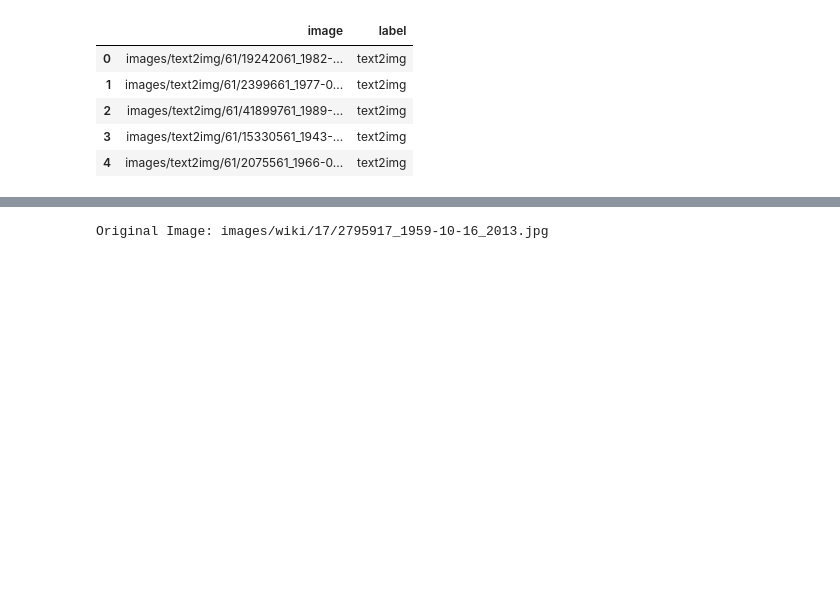
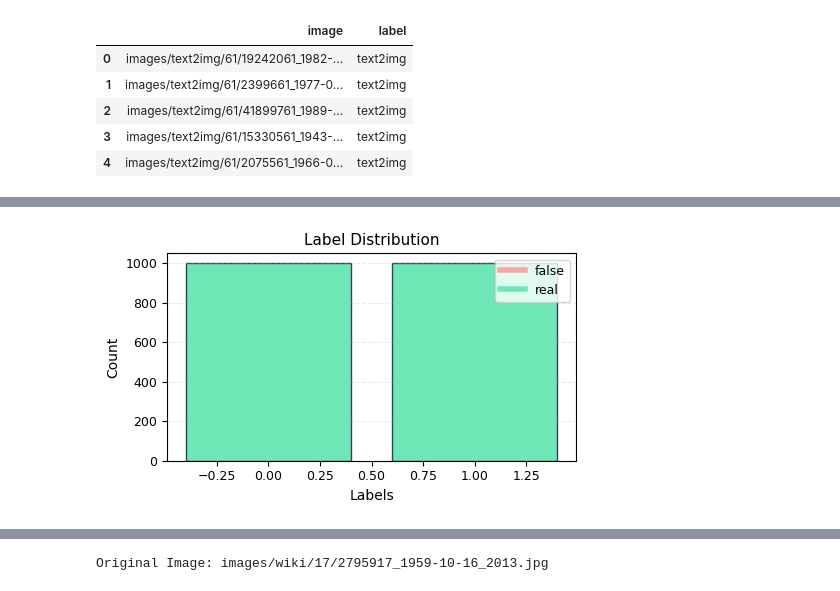
Before and after one commit to JoaoNunes20/Computational-Deep-Learning, a Jupyter notebook: classification.ipynb, the cells around one changed output, grey strips where cells are left out. Drawn from its saved outputs; the diff is of its cells as text; code cells hidden in the pictures; blank space fills up the shorter version.

```diff
--- a/classification.ipynb
+++ b/classification.ipynb
@@ -118,4 +195,8 @@ label
 Name: count, dtype: int64
+# %%
+plot_binary_label_distribution(exp_df)
+# %% [output]
+[figure, added]
 # %%
 exp_df.head()
 exp_df.tail()
```
Also changed, not shown: parts of 53 cells of this notebook, 1 other file.
